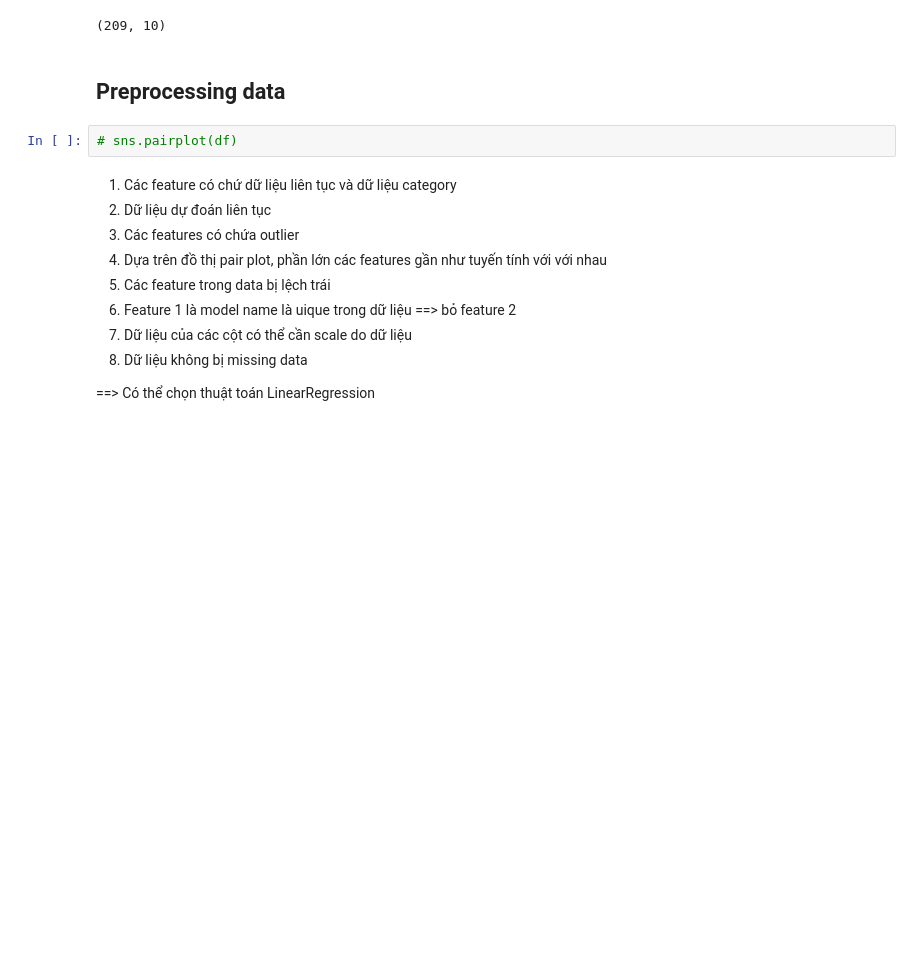
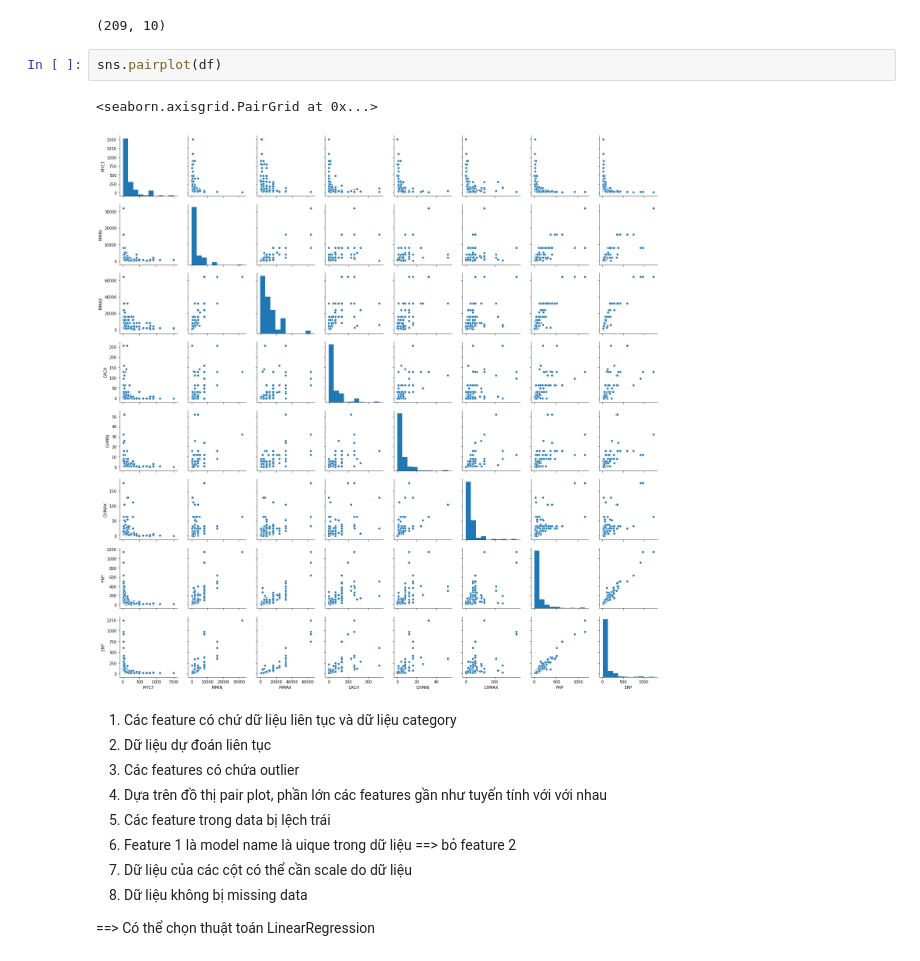
Before and after one commit to virgodarth/machine-learning, a Jupyter notebook: 3. Computer Hardware.ipynb, the cells around one changed output. Saved outputs shown, nothing was run; the diff lists cells and outputs as text; blank space fills up the shorter version.

```diff
--- a/3. Computer Hardware.ipynb
+++ b/3. Computer Hardware.ipynb
@@ -31,10 +31,11 @@ df.head()
 df.shape
 # %% [output]
 (209, 10)
-# %% [markdown]
-## Preprocessing data
 # %%
-# sns.pairplot(df)
+sns.pairplot(df)
+# %% [output]
+<seaborn.axisgrid.PairGrid at 0x...>
+[figure, added]
 # %% [markdown]
 1. Các feature có chứ dữ liệu liên tục và dữ liệu category
 2. Dữ liệu dự đoán liên tục
```
Also changed, not shown: parts of 7 cells of this notebook, 12 other files.
